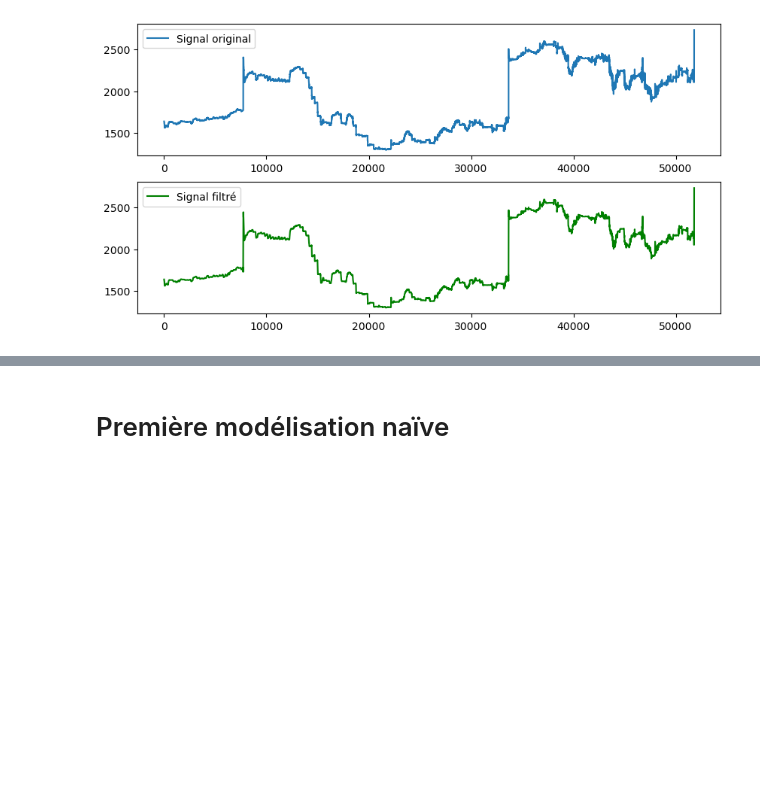
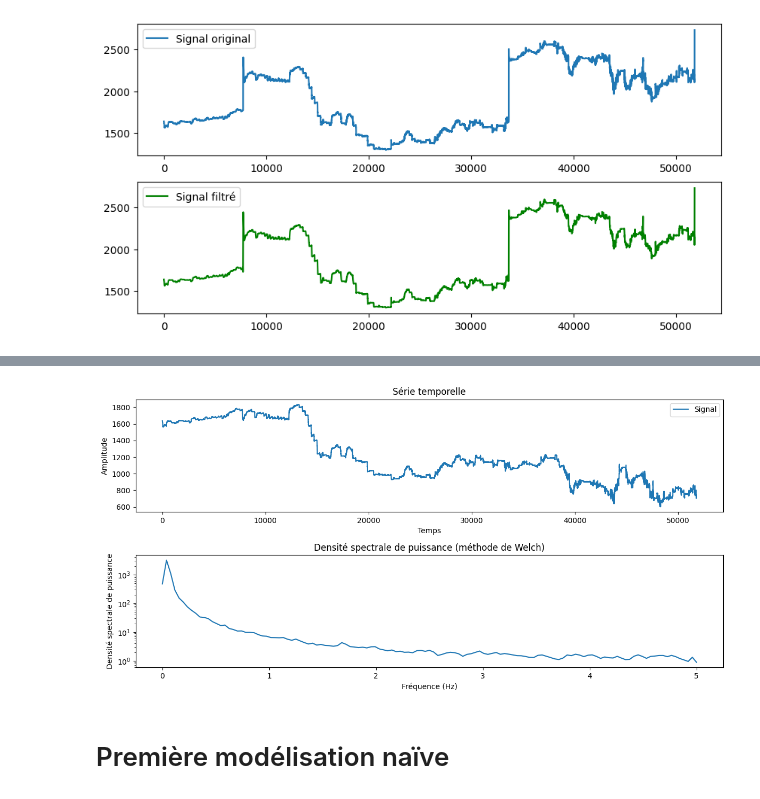
Before and after one commit to PiDchsn/Projet-RI, a Jupyter notebook: Analyse.ipynb, the cells around one changed output, grey strips where cells are left out. Saved outputs shown, nothing was run; the diff lists cells and outputs as text; code cells hidden in the pictures; blank space fills up the shorter version.

```diff
--- a/Analyse.ipynb
+++ b/Analyse.ipynb
@@ -329,3 +322,27 @@ plt.show()
+# %%
+frequencies, power_spectral_density = welch(data_ajust, fs=10, nperseg=256)
+
+# Tracé du signal d'origine
+plt.figure(figsize=(12, 6))
+
+plt.subplot(2, 1, 1)
+plt.plot(data_ajust, label='Signal')
+plt.title('Série temporelle')
+plt.xlabel('Temps')
+plt.ylabel('Amplitude')
+plt.legend()
+
+# Tracé du spectre de puissance estimé avec la méthode de Welch
+plt.subplot(2, 1, 2)
+plt.semilogy(frequencies, np.abs(power_spectral_density))
+plt.title('Densité spectrale de puissance (méthode de Welch)')
+plt.xlabel('Fréquence (Hz)')
+plt.ylabel('Densité spectrale de puissance')
+
+plt.tight_layout()
+plt.show()
+# %% [output]
+[figure, added]
 # %% [markdown]
 # Première modélisation naïve
 # %%
```
Also changed, not shown: parts of 14 cells of this notebook.
